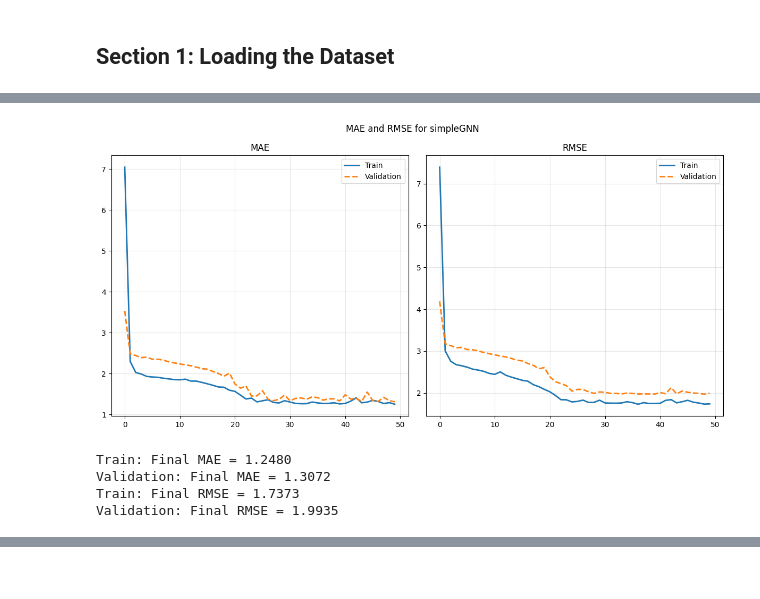
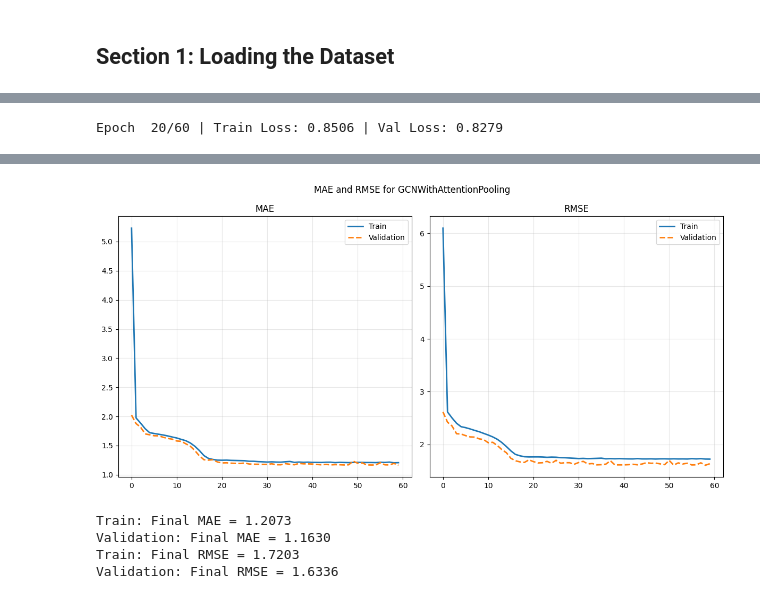
Before and after one commit to yasheshak/Chem-277B-Final-Project, a Jupyter notebook: simpleGNN/simpleGNN.ipynb, the cells around one changed output, grey strips where cells are left out. Drawn from its saved outputs; the diff is of its cells as text; code cells hidden in the pictures.

```diff
--- a/simpleGNN/simpleGNN.ipynb
+++ b/simpleGNN/simpleGNN.ipynb
@@ -279,21 +297,23 @@ Instead of aggregating node representations via global mean pooling, where all n
 # %%
 # inherit from nn.Module
-class AttentionGCN(nn.Module):
-    def __init__(self, num_node_features=1, hidden_channels=256):
+class GCNWithAttentionPooling(nn.Module):
+    def __init__(self):
         # call constructor from parent class
         super().__init__()
 
         # define attention pooling -> map embedding/importance
         self.attention_pool = AttentionalAggregation(
             gate_nn=nn.Sequential(
-                nn.Linear(hidden_channels, hidden_channels),
+                nn.Linear(256, 128),
                 nn.ReLU(),
-                nn.Linear(hidden_channels, hidden_channels),
+                nn.Linear(128, 128),
                 nn.ReLU(),
-                nn.Linear(hidden_channels, 1)))
+                nn.Linear(128, 64), # increased num layers has biggest effect on accuracy
+                nn.ReLU(),
+                nn.Linear(64, 1)))
 
         self.attention = Sequential('x, edge_index, batch', [
-            (GCNConv(num_node_features, 64), 'x, edge_index -> x'),
+            (GCNConv(1, 64), 'x, edge_index -> x'),
             nn.ReLU(),
             (GCNConv(64, 128), 'x, edge_index -> x'),
             nn.ReLU(),
@@ -346,15 +336,28 @@ Epoch  50/50 | Train Loss: 0.8462 | Val Loss: 0.9118
-# %%
-plot_train_val(history, 'simpleGNN')
-# %% [output]
-[figure, removed]
 # %%
+# preliminary results #1
+
+attention_poolingGCN = GCNWithAttentionPooling()
+
+my_lr = 1e-4 # decreasing this val -> smoother loss curves; when lr = 1e-4, converges slowly slowly
+my_loss_fn = nn.SmoothL1Loss()
+my_optimizer = optim.Adam(attention_poolingGCN.parameters(), lr=my_lr)
+
+history = train_model(
+    model = attention_poolingGCN,
+    train_loader = train_loader,
+    val_loader = val_loader,
+    loss_fn = my_loss_fn,
+    optimizer = my_optimizer,
+    epochs = 60,
+    print_every = 20
+)
+
+plot_train_val(history, 'GCNWithAttentionPooling')
+
 print(f"Train: Final MAE = {history['train_mae'][-1]:.4f}")
 print(f"Validation: Final MAE = {history['val_mae'][-1]:.4f}")
 
 print(f"Train: Final RMSE = {history['train_rmse'][-1]:.4f}")
 print(f"Validation: Final RMSE = {history['val_rmse'][-1]:.4f}")
 # %% [output]
-Train: Final MAE = 1.2480
-Validation: Final MAE = 1.3072
-Train: Final RMSE = 1.7373
-Validation: Final RMSE = 1.9935
+Epoch  20/60 | Train Loss: 0.8506 | Val Loss: 0.8279
@@ -361 +366,6 @@ Validation: Final RMSE = 1.9935
+[figure, added]
+Train: Final MAE = 1.2073
+Validation: Final MAE = 1.1630
+Train: Final RMSE = 1.7203
+Validation: Final RMSE = 1.6336
 # %%
```
Also changed, not shown: parts of 25 cells of this notebook.
